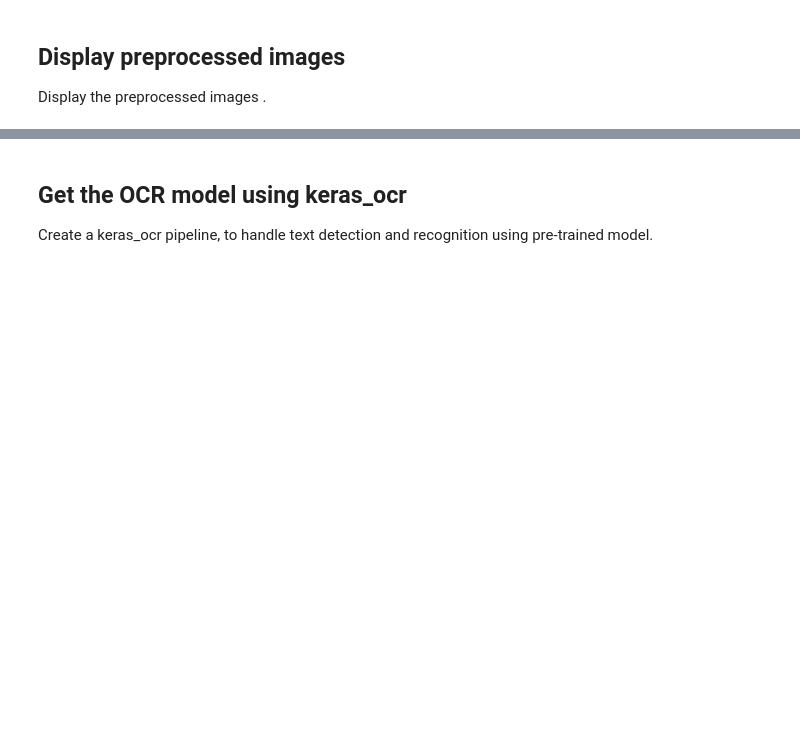
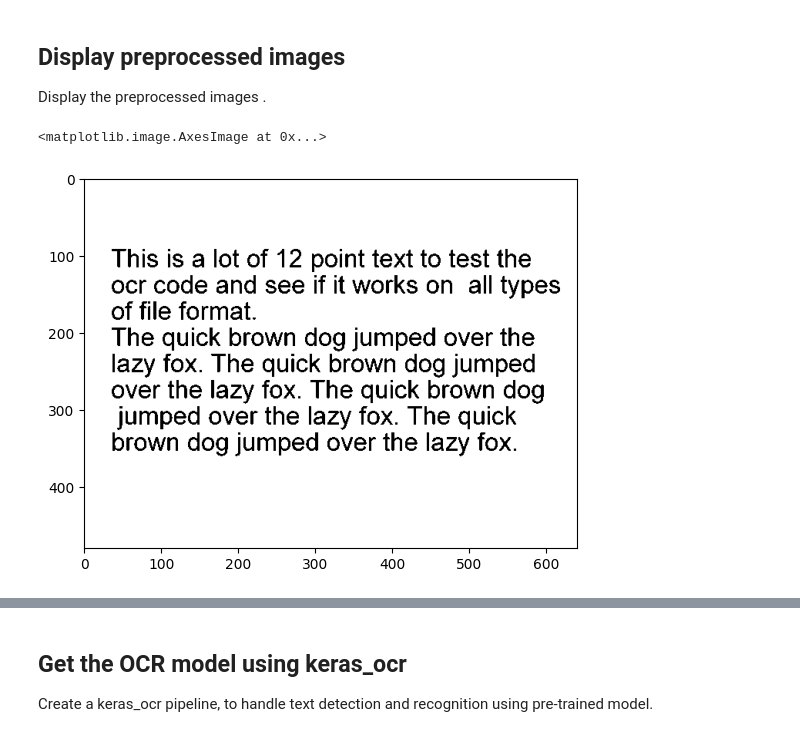
Before and after one commit to AbdullahHafiz30/Tuwaiq_Academy_T5_Week6, a Jupyter notebook: Practice Exercise/OCR_Practice_Exercise.ipynb, the cells around one changed output, grey strips where cells are left out. Cells and saved outputs as stored; diff of their text form; code cells hidden in the pictures; blank space fills up the shorter version.

```diff
--- a/Practice Exercise/OCR_Practice_Exercise.ipynb
+++ b/Practice Exercise/OCR_Practice_Exercise.ipynb
@@ -29,0 +91,4 @@ Here we will be downloading the image for OCR.
+# %%
+im_path = "/content/Datasets/OCR_example.png"
+image = cv2.imread(im_path)
+image
@@ -41,3 +134,8 @@ This step involves converting the images into a format suitable for OCR, using O
 # %% [markdown]
 ## Display preprocessed images
 Display the preprocessed images .
+# %%
+plt.imshow(image)
+# %% [output]
+<matplotlib.image.AxesImage at 0x...>
+[figure, added]
```
Also changed, not shown: parts of 16 cells of this notebook.
